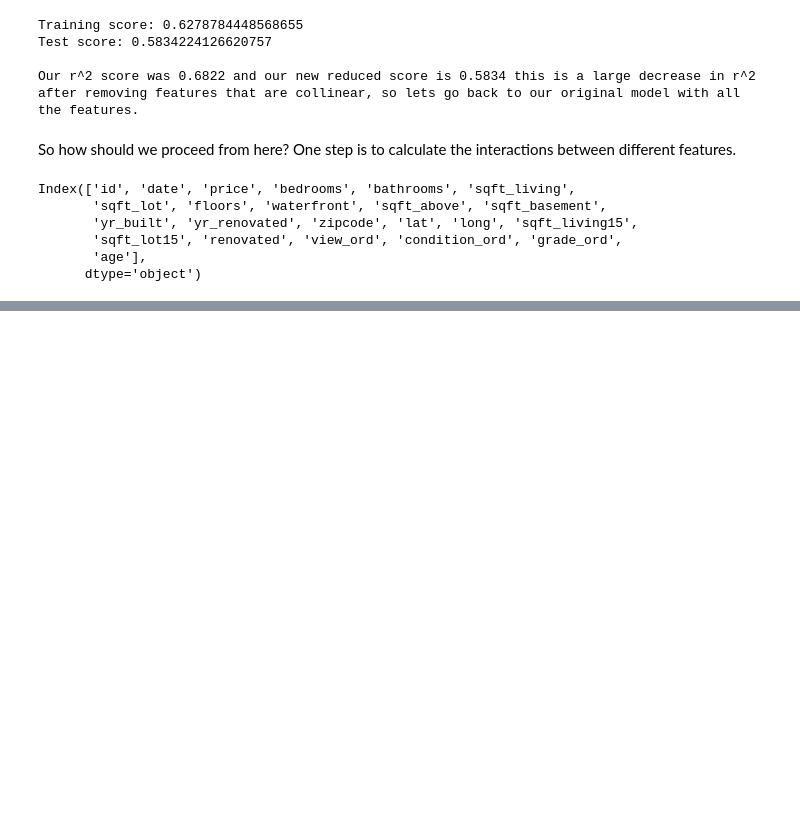
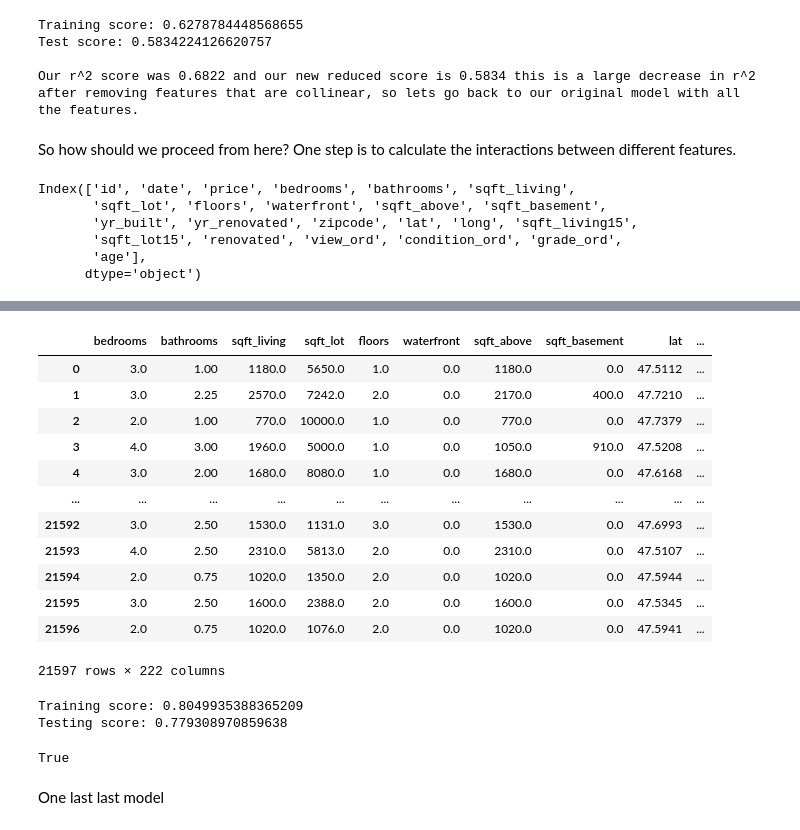
Before and after one commit to tweatherfordk/Linear-Regression-Housing-Model, a Jupyter notebook: Pedro/kings_county_modeling.ipynb, the cells around one changed output, grey strips where cells are left out. Cells and saved outputs as stored; diff of their text form; code cells hidden in the pictures; blank space fills up the shorter version.

```diff
--- a/Pedro/kings_county_modeling.ipynb
+++ b/Pedro/kings_county_modeling.ipynb
@@ -240,0 +241,19 @@ Now one last model except now with zip code as a nominal variable instead of a i
+# %%
+dummy_zip = pd.get_dummies(king['zipcode'], drop_first = True)
+
+
+X_trans_df.join(dummy_zip)
+# %% [output]
+|  | bedrooms | bathrooms | sqft_living | sqft_lot | floors | waterfront | sqft_above | sqft_basement | lat | ... |
+| 0 | 3.0 | 1.00 | 1180.0 | 5650.0 | 1.0 | 0.0 | 1180.0 | 0.0 | 47.5112 | ... |
+| 1 | 3.0 | 2.25 | 2570.0 | 7242.0 | 2.0 | 0.0 | 2170.0 | 400.0 | 47.7210 | ... |
+| 2 | 2.0 | 1.00 | 770.0 | 10000.0 | 1.0 | 0.0 | 770.0 | 0.0 | 47.7379 | ... |
+| 3 | 4.0 | 3.00 | 1960.0 | 5000.0 | 1.0 | 0.0 | 1050.0 | 910.0 | 47.5208 | ... |
+| 4 | 3.0 | 2.00 | 1680.0 | 8080.0 | 1.0 | 0.0 | 1680.0 | 0.0 | 47.6168 | ... |
+| ... | ... | ... | ... | ... | ... | ... | ... | ... | ... | ... |
+| 21592 | 3.0 | 2.50 | 1530.0 | 1131.0 | 3.0 | 0.0 | 1530.0 | 0.0 | 47.6993 | ... |
+| 21593 | 4.0 | 2.50 | 2310.0 | 5813.0 | 2.0 | 0.0 | 2310.0 | 0.0 | 47.5107 | ... |
+| 21594 | 2.0 | 0.75 | 1020.0 | 1350.0 | 2.0 | 0.0 | 1020.0 | 0.0 | 47.5944 | ... |
+| 21595 | 3.0 | 2.50 | 1600.0 | 2388.0 | 2.0 | 0.0 | 1600.0 | 0.0 | 47.5345 | ... |
+| 21596 | 2.0 | 0.75 | 1020.0 | 1076.0 | 2.0 | 0.0 | 1020.0 | 0.0 | 47.5941 | ... |
+21597 rows × 222 columns
@@ -240,0 +263,25 @@ Now one last model except now with zip code as a nominal variable instead of a i
+# %%
+# Generate train/test sets
+X_train, X_test, y_train, y_test = train_test_split(
+    X_trans_df, y, test_size=.3, random_state=42
+)
+
+
+# Init, fit, score
+norm_dummied_model = LinearRegression()
+norm_dummied_model.fit(X_train, y_train)
+
+print(f"Training score: {norm_dummied_model.score(X_train, y_train)}")
+
+print(f"Testing score: {norm_dummied_model.score(X_test, y_test)}")
+
+norm_dummied_model_score  = norm_dummied_model.score(X_test, y_test)
+# %% [output]
+Training score: 0.8049935388365209
+Testing score: 0.779308970859638
+# %%
+stand_model_score  == norm_dummied_model_score
+# %% [output]
+True
+# %% [markdown]
+One last last model
```
Also changed, not shown: parts of 10 cells of this notebook, 1 other file.
